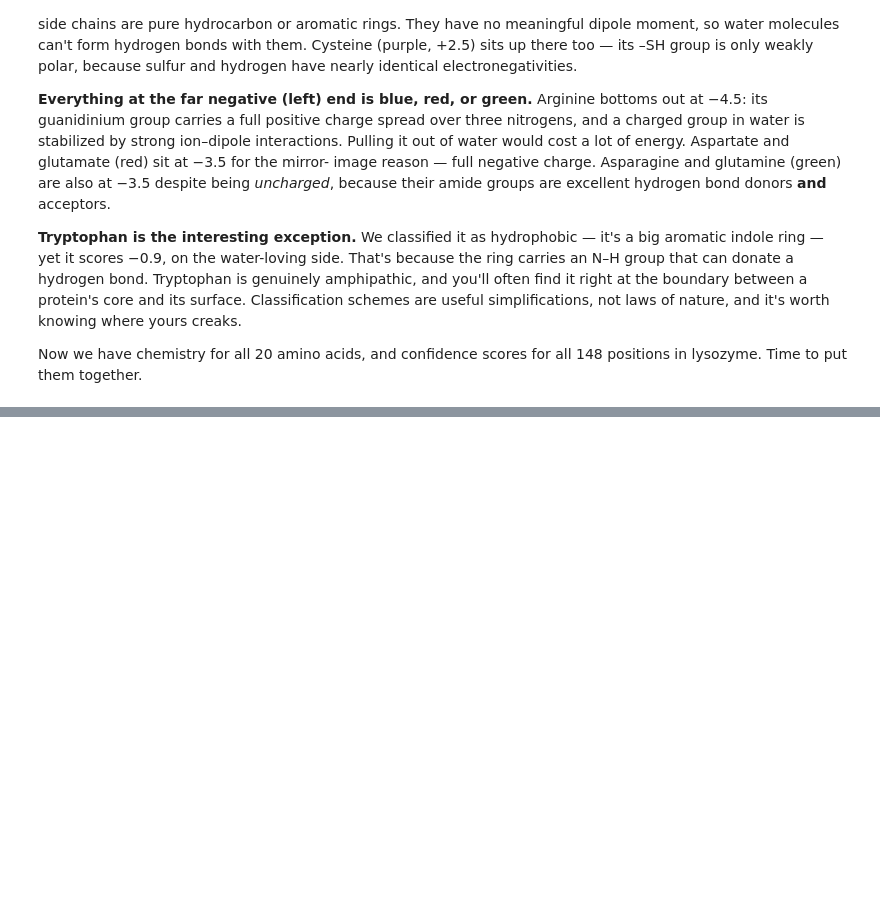
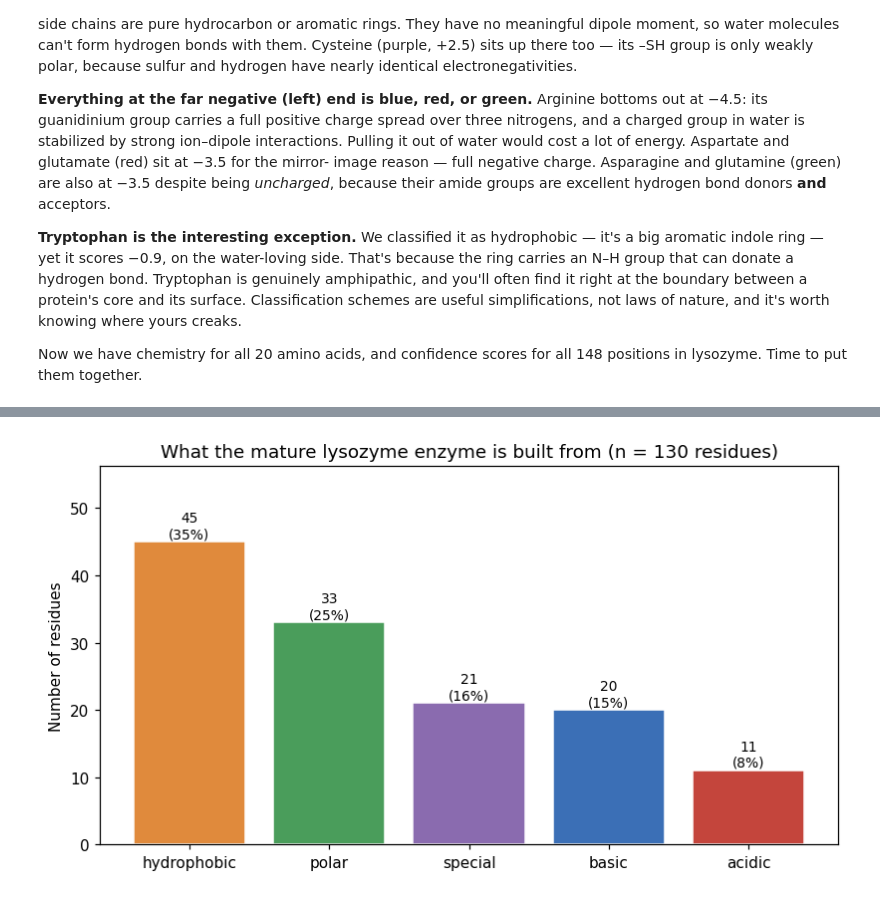
Before and after one commit to legpt/alphafold-confidence-project, a Jupyter notebook: amino_acid_chemistry_confidence.ipynb, the cells around one changed output, grey strips where cells are left out. Saved outputs shown, nothing was run; the diff lists cells and outputs as text; code cells hidden in the pictures; blank space fills up the shorter version.

```diff
--- a/amino_acid_chemistry_confidence.ipynb
+++ b/amino_acid_chemistry_confidence.ipynb
@@ -433,0 +461,19 @@ lysozyme. Time to put them together.
+# %%
+# Join chemistry onto every position in the protein
+lyso = lyso.merge(aa_table, on="aa", how="left")
+assert lyso["class"].notna().all(), "some residue had no chemistry entry"
+
+SIGNAL_PEPTIDE_END = 18
+mature = lyso[lyso["position"] > SIGNAL_PEPTIDE_END].copy()
+
+print(f"Full chain:      {len(lyso)} residues (positions 1-{len(lyso)})")
+print(f"Signal peptide:  {SIGNAL_PEPTIDE_END} residues (cleaved off before the enzyme is secreted)")
+print(f"Mature enzyme:   {len(mature)} residues (positions {SIGNAL_PEPTIDE_END+1}-{len(lyso)})  <-- our study population")
+print()
+
+composition = mature["class"].value_counts()
+print("Composition of the mature enzyme:")
+for cls_name, n in composition.items():
+    print(f"  {cls_name:12s} {n:3d} residues  ({100*n/len(mature):4.1f}%)")
+
+mature[["position", "aa", "name", "class", "hydrophobicity", "charge_at_pH7", "pLDDT"]].head()
@@ -433,0 +497,18 @@ lysozyme. Time to put them together.
+# %%
+fig, ax = plt.subplots(figsize=(7.5, 4.2))
+
+order = ["hydrophobic", "polar", "special", "basic", "acidic"]
+counts = [composition[c] for c in order]
+bars = ax.bar(order, counts, color=[CLASS_COLORS[c] for c in order], edgecolor="white")
+
+for bar, n in zip(bars, counts):
+    ax.text(bar.get_x() + bar.get_width()/2, n + 0.6,
+            f"{n}\n({100*n/len(mature):.0f}%)", ha="center", fontsize=9)
+
+ax.set_ylabel("Number of residues")
+ax.set_title(f"What the mature lysozyme enzyme is built from (n = {len(mature)} residues)")
+ax.set_ylim(0, max(counts) * 1.25)
+plt.tight_layout()
+plt.show()
+# %% [output]
+[figure, added]
```
Also changed, not shown: parts of 9 cells of this notebook.
